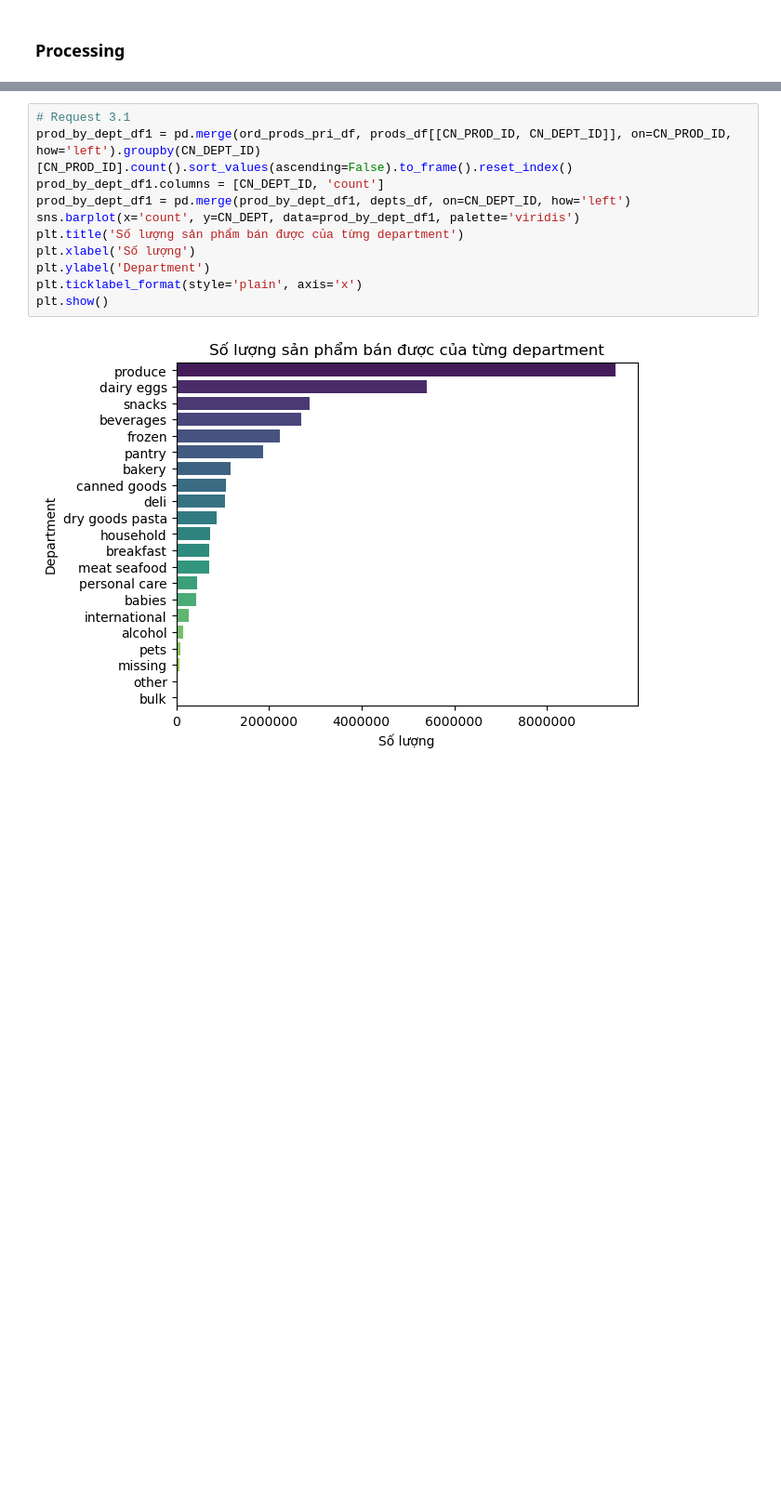
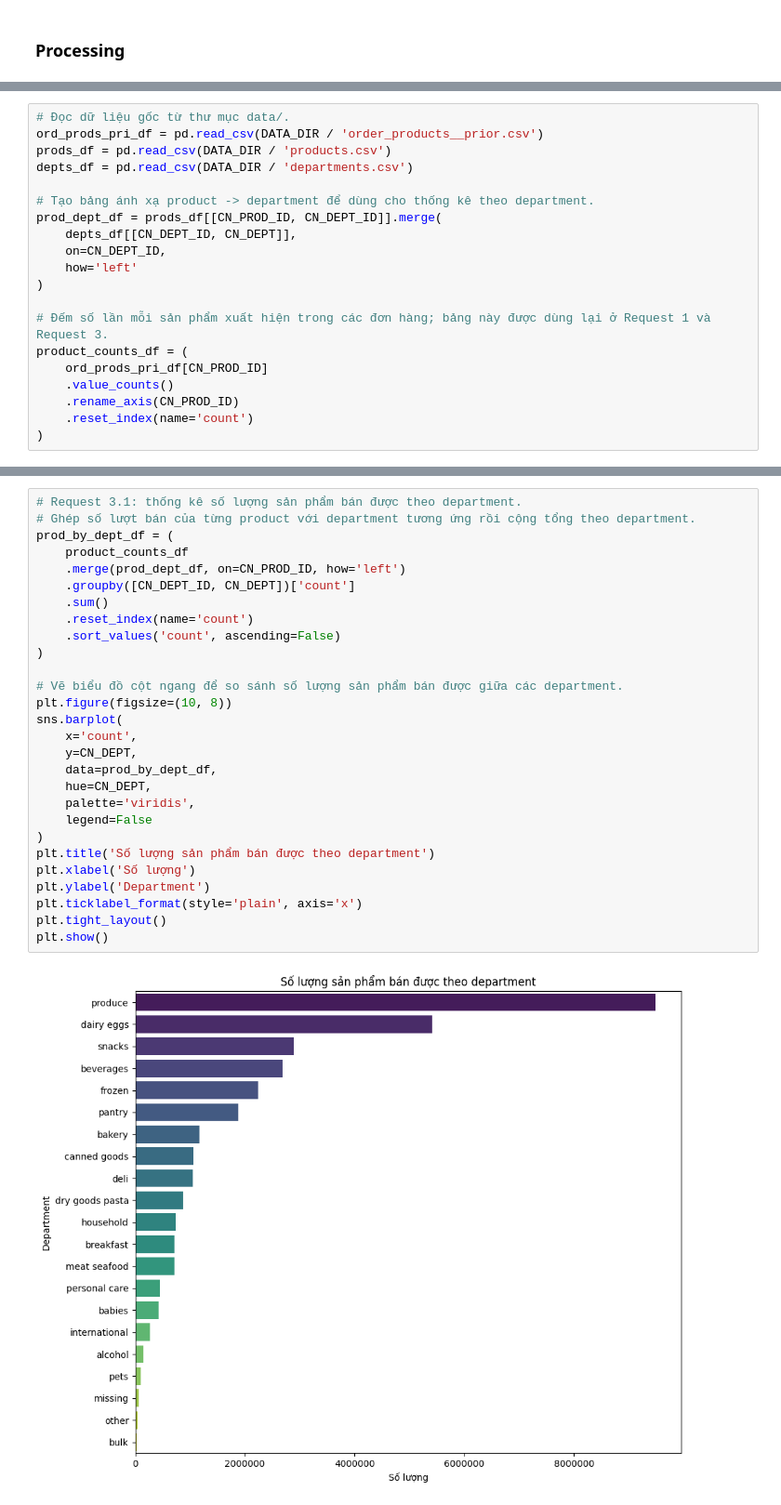
Before and after one commit to Tynab/EDA-Basic, a Jupyter notebook: DA08_BaiTap123_An.ipynb, the cells around one changed output, grey strips where cells are left out. Shown at 93% size. Cells and saved outputs as stored; diff of their text form; blank space fills up the shorter version.

```diff
--- a/DA08_BaiTap123_An.ipynb
+++ b/DA08_BaiTap123_An.ipynb
@@ -37,0 +44,20 @@ depts_df = pd.read_csv('departments.csv')
+# %%
+# Đọc dữ liệu gốc từ thư mục data/.
+ord_prods_pri_df = pd.read_csv(DATA_DIR / 'order_products__prior.csv')
+prods_df = pd.read_csv(DATA_DIR / 'products.csv')
+depts_df = pd.read_csv(DATA_DIR / 'departments.csv')
+
+# Tạo bảng ánh xạ product -> department để dùng cho thống kê theo department.
+prod_dept_df = prods_df[[CN_PROD_ID, CN_DEPT_ID]].merge(
+    depts_df[[CN_DEPT_ID, CN_DEPT]],
+    on=CN_DEPT_ID,
+    how='left'
+)
+
+# Đếm số lần mỗi sản phẩm xuất hiện trong các đơn hàng; bảng này được dùng lại ở Request 1 và Request 3.
+product_counts_df = (
+    ord_prods_pri_df[CN_PROD_ID]
+    .value_counts()
+    .rename_axis(CN_PROD_ID)
+    .reset_index(name='count')
+)
@@ -62,13 +137,30 @@ plt.show()
 # %%
-# Request 3.1
-prod_by_dept_df1 = pd.merge(ord_prods_pri_df, prods_df[[CN_PROD_ID, CN_DEPT_ID]], on=CN_PROD_ID, how='left').groupby(CN_DEPT_ID)[CN_PROD_ID].count().sort_values(ascending=False).to_frame().reset_index()
-prod_by_dept_df1.columns = [CN_DEPT_ID, 'count']
-prod_by_dept_df1 = pd.merge(prod_by_dept_df1, depts_df, on=CN_DEPT_ID, how='left')
-sns.barplot(x='count', y=CN_DEPT, data=prod_by_dept_df1, palette='viridis')
-plt.title('Số lượng sản phẩm bán được của từng department')
+# Request 3.1: thống kê số lượng sản phẩm bán được theo department.
+# Ghép số lượt bán của từng product với department tương ứng rồi cộng tổng theo department.
+prod_by_dept_df = (
+    product_counts_df
+    .merge(prod_dept_df, on=CN_PROD_ID, how='left')
+    .groupby([CN_DEPT_ID, CN_DEPT])['count']
+    .sum()
+    .reset_index(name='count')
+    .sort_values('count', ascending=False)
+)
+
+# Vẽ biểu đồ cột ngang để so sánh số lượng sản phẩm bán được giữa các department.
+plt.figure(figsize=(10, 8))
+sns.barplot(
+    x='count',
+    y=CN_DEPT,
+    data=prod_by_dept_df,
+    hue=CN_DEPT,
+    palette='viridis',
+    legend=False
+)
+plt.title('Số lượng sản phẩm bán được theo department')
 plt.xlabel('Số lượng')
 plt.ylabel('Department')
 plt.ticklabel_format(style='plain', axis='x')
+plt.tight_layout()
 plt.show()
 # %% [output]
-[figure, old version]
+[figure, new version]
```
Also changed, not shown: parts of 18 cells of this notebook, 4 other files.
